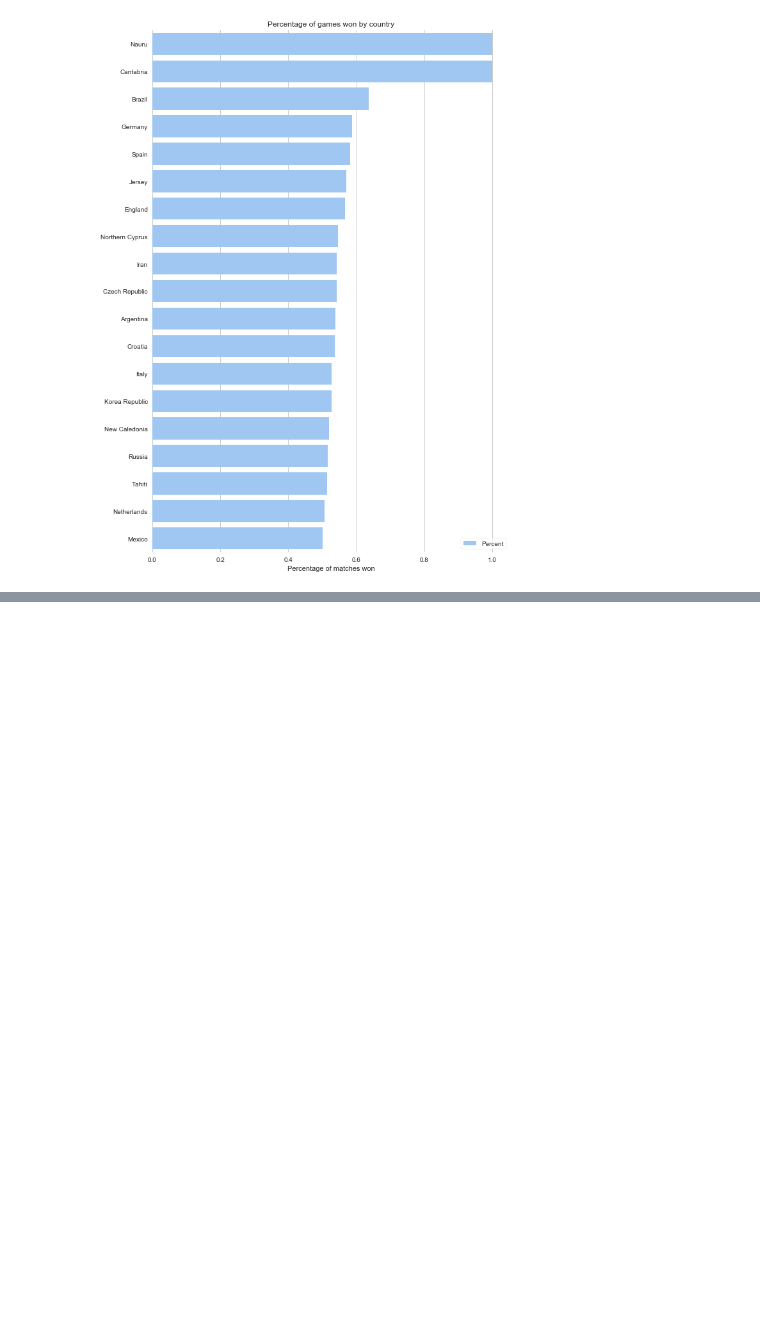
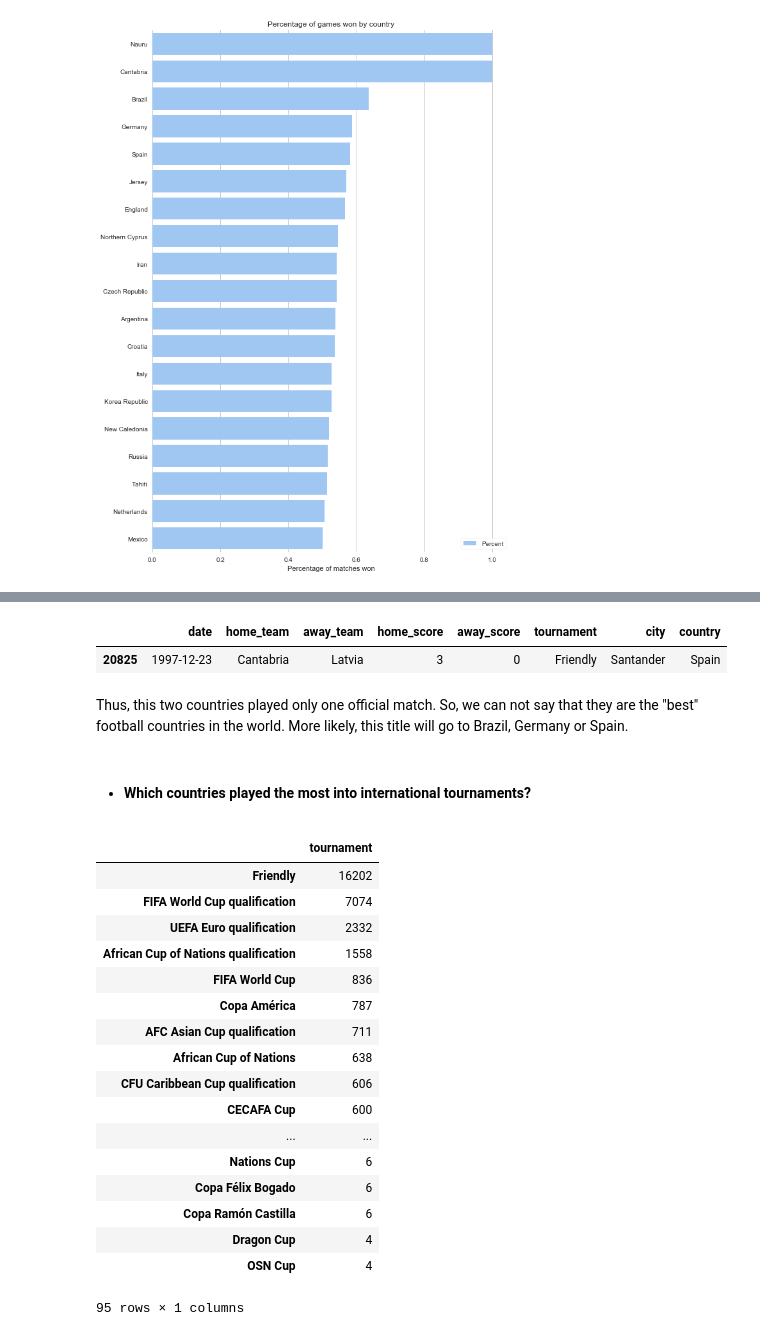
Before and after one commit to StevenGolovkine/internationalFootballResults, a Jupyter notebook: InternationalFootballResults.ipynb, the cells around one changed output, grey strips where cells are left out. Cells and saved outputs as stored; diff of their text form; code cells hidden in the pictures; blank space fills up the shorter version.

```diff
--- a/InternationalFootballResults.ipynb
+++ b/InternationalFootballResults.ipynb
@@ -165,0 +158,30 @@ winner_percent
+# %%
+results[(results.home_team == 'Cantabria') | (results.away_team == 'Cantabria')]
+# %% [output]
+|  | date | home_team | away_team | home_score | away_score | tournament | city | country |
+| 20825 | 1997-12-23 | Cantabria | Latvia | 3 | 0 | Friendly | Santander | Spain |
+# %% [markdown]
+Thus, this two countries played only one official match. So, we can not say that they are the "best" football countries in the world. More likely, this title will go to Brazil, Germany or Spain.
+# %% [markdown]
+* #### Which countries played the most into international tournaments?
+# %%
+pd.DataFrame(results.tournament.value_counts())
+# %% [output]
+|  | tournament |
+| Friendly | 16202 |
+| FIFA World Cup qualification | 7074 |
+| UEFA Euro qualification | 2332 |
+| African Cup of Nations qualification | 1558 |
+| FIFA World Cup | 836 |
+| Copa América | 787 |
+| AFC Asian Cup qualification | 711 |
+| African Cup of Nations | 638 |
+| CFU Caribbean Cup qualification | 606 |
+| CECAFA Cup | 600 |
+| ... | ... |
+| Nations Cup | 6 |
+| Copa Félix Bogado | 6 |
+| Copa Ramón Castilla | 6 |
+| Dragon Cup | 4 |
+| OSN Cup | 4 |
+95 rows × 1 columns
```
Also changed, not shown: parts of 7 cells of this notebook.
